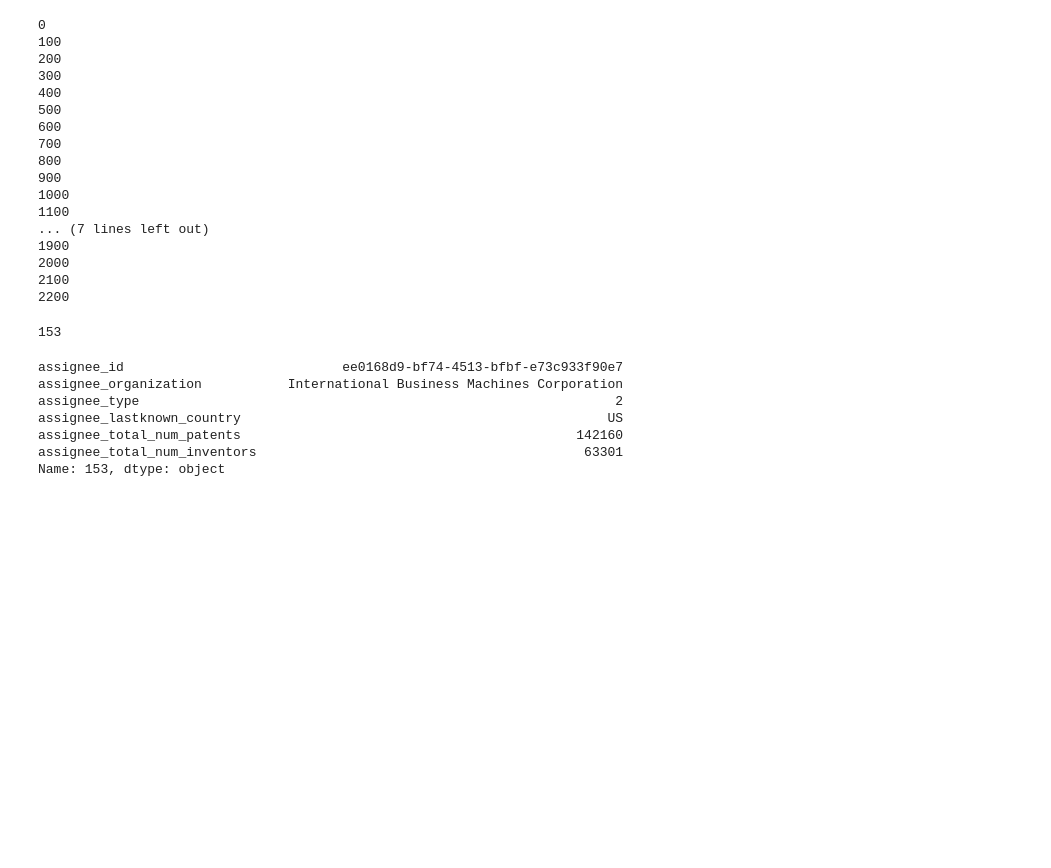
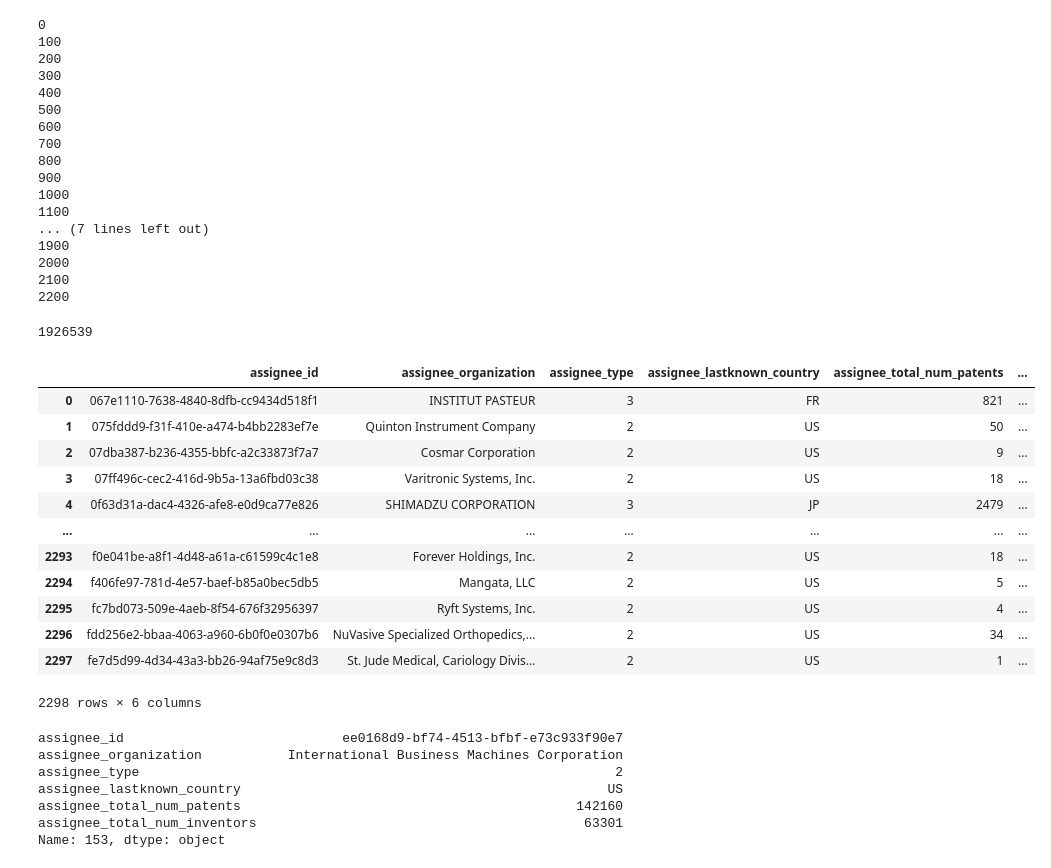
Before and after one commit to gregbellan/MODS208, a Jupyter notebook: Scrapping_v2.ipynb, the cells around one changed output. Saved outputs shown, nothing was run; the diff lists cells and outputs as text; code cells hidden in the pictures; blank space fills up the shorter version.

```diff
--- a/Scrapping_v2.ipynb
+++ b/Scrapping_v2.ipynb
@@ -301,7 +418,7 @@ L2.append(json.dumps(assignees[k:]))
 # %%
 for i in range(len(L2)):
     token1 ='https://api.patentsview.org/assignees/query?q={"assignee_id":'
-    token2 = '}&f=["assignee_id","assignee_organization","assignee_type","assignee_lastknown_country", "assignee_total_num_patents", "assignee_total_num_inventors"]&s=[{"assignee_organization":"asc"}]&o={"page":1,"per_page":1000}'
+    token2 = '}&f=["assignee_id","assignee_organization","assignee_type","assignee_lastknown_country", "assignee_total_num_patents", "assignee_total_num_inventors"]&o={"page":1,"per_page":1000}'
     url = token1 + L2[i] + token2
     r = requests.get(url)
     html=r.text
@@ -329,7 +446,23 @@ df_assignees=df_assignees.reset_index(drop=True)
 2100
 2200
 # %%
-np.argmax(df_assignees.assignee_total_num_patents.values)
+np.sum(df_assignees.assignee_total_num_patents.values)
 # %% [output]
-153
+1926539
+# %%
+df_assignees
+# %% [output]
+|  | assignee_id | assignee_organization | assignee_type | assignee_lastknown_country | assignee_total_num_patents | ... |
+| 0 | 067e1110-7638-4840-8dfb-cc9434d518f1 | INSTITUT PASTEUR | 3 | FR | 821 | ... |
+| 1 | 075fddd9-f31f-410e-a474-b4bb2283ef7e | Quinton Instrument Company | 2 | US | 50 | ... |
+| 2 | 07dba387-b236-4355-bbfc-a2c33873f7a7 | Cosmar Corporation | 2 | US | 9 | ... |
+| 3 | 07ff496c-cec2-416d-9b5a-13a6fbd03c38 | Varitronic Systems, Inc. | 2 | US | 18 | ... |
+| 4 | 0f63d31a-dac4-4326-afe8-e0d9ca77e826 | SHIMADZU CORPORATION | 3 | JP | 2479 | ... |
+| ... | ... | ... | ... | ... | ... | ... |
+| 2293 | f0e041be-a8f1-4d48-a61a-c61599c4c1e8 | Forever Holdings, Inc. | 2 | US | 18 | ... |
+| 2294 | f406fe97-781d-4e57-baef-b85a0bec5db5 | Mangata, LLC | 2 | US | 5 | ... |
+| 2295 | fc7bd073-509e-4aeb-8f54-676f32956397 | Ryft Systems, Inc. | 2 | US | 4 | ... |
+| 2296 | fdd256e2-bbaa-4063-a960-6b0f0e0307b6 | NuVasive Specialized Orthopedics,... | 2 | US | 34 | ... |
+| 2297 | fe7d5d99-4d34-43a3-bb26-94af75e9c8d3 | St. Jude Medical, Cariology Divis... | 2 | US | 1 | ... |
+2298 rows × 6 columns
 # %%
```
Also changed, not shown: parts of 26 cells of this notebook, 1 other file.
